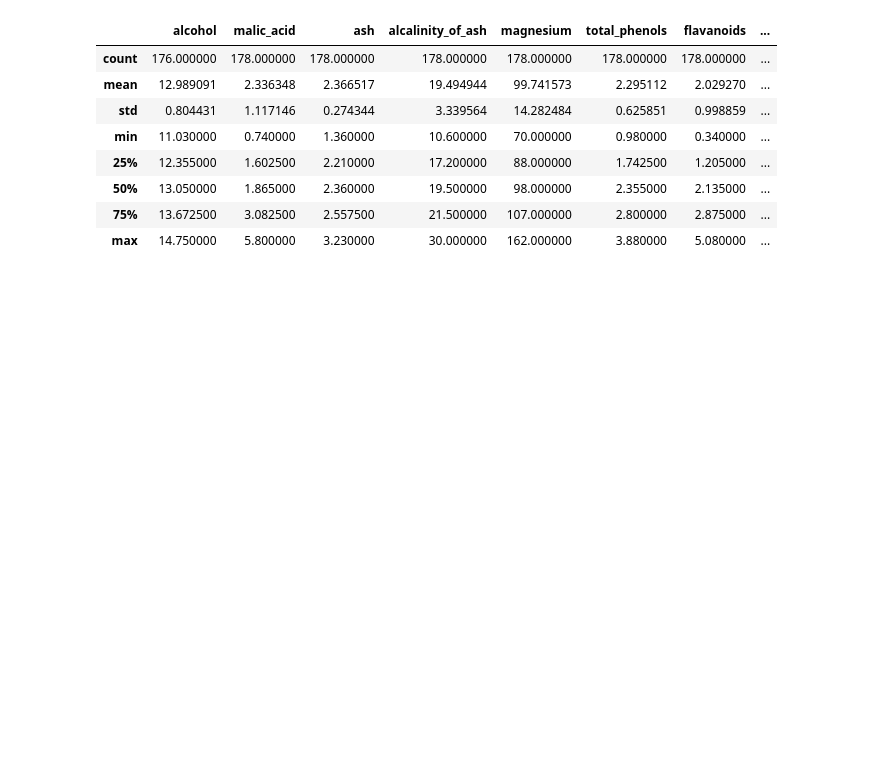
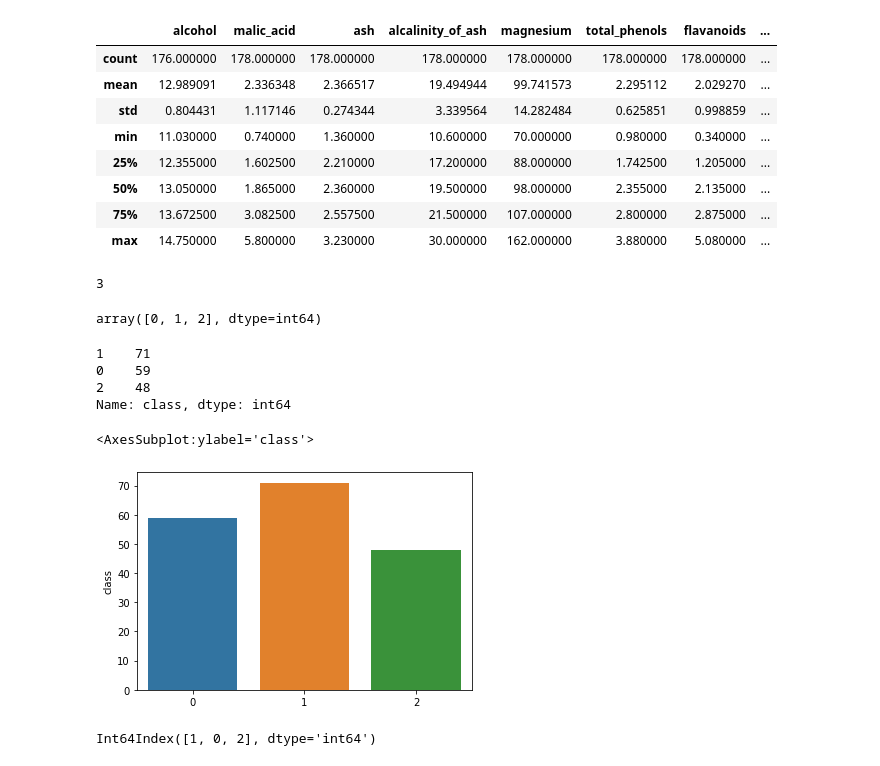
Before and after one commit to SangHui48/data_study, a Jupyter notebook: dasa_note/06_KNN.ipynb, the cells around one changed output. Saved outputs shown, nothing was run; the diff lists cells and outputs as text; code cells hidden in the pictures; blank space fills up the shorter version.

```diff
--- a/dasa_note/06_KNN.ipynb
+++ b/dasa_note/06_KNN.ipynb
@@ -61,3 +61,27 @@ data.describe() # 통계 정보
 | 50% | 13.050000 | 1.865000 | 2.360000 | 19.500000 | 98.000000 | 2.355000 | 2.135000 | ... |
 | 75% | 13.672500 | 3.082500 | 2.557500 | 21.500000 | 107.000000 | 2.800000 | 2.875000 | ... |
 | max | 14.750000 | 5.800000 | 3.230000 | 30.000000 | 162.000000 | 3.880000 | 5.080000 | ... |
+# %%
+data['class'].nunique()
+# %% [output]
+3
+# %%
+data['class'].unique()
+# %% [output]
+array([0, 1, 2], dtype=int64)
+# %%
+data['class'].value_counts() #각 고윳값에 해당하는 개수 출력
+# %% [output]
+1    71
+0    59
+2    48
+Name: class, dtype: int64
+# %%
+sns.barplot(x=data['class'].value_counts().index, y=data['class'].value_counts())
+# %% [output]
+<AxesSubplot:ylabel='class'>
+[figure, added]
+# %%
+data['class'].value_counts().index
+# %% [output]
+Int64Index([1, 0, 2], dtype='int64')
```
Also changed, not shown: parts of 57 cells of this notebook.
